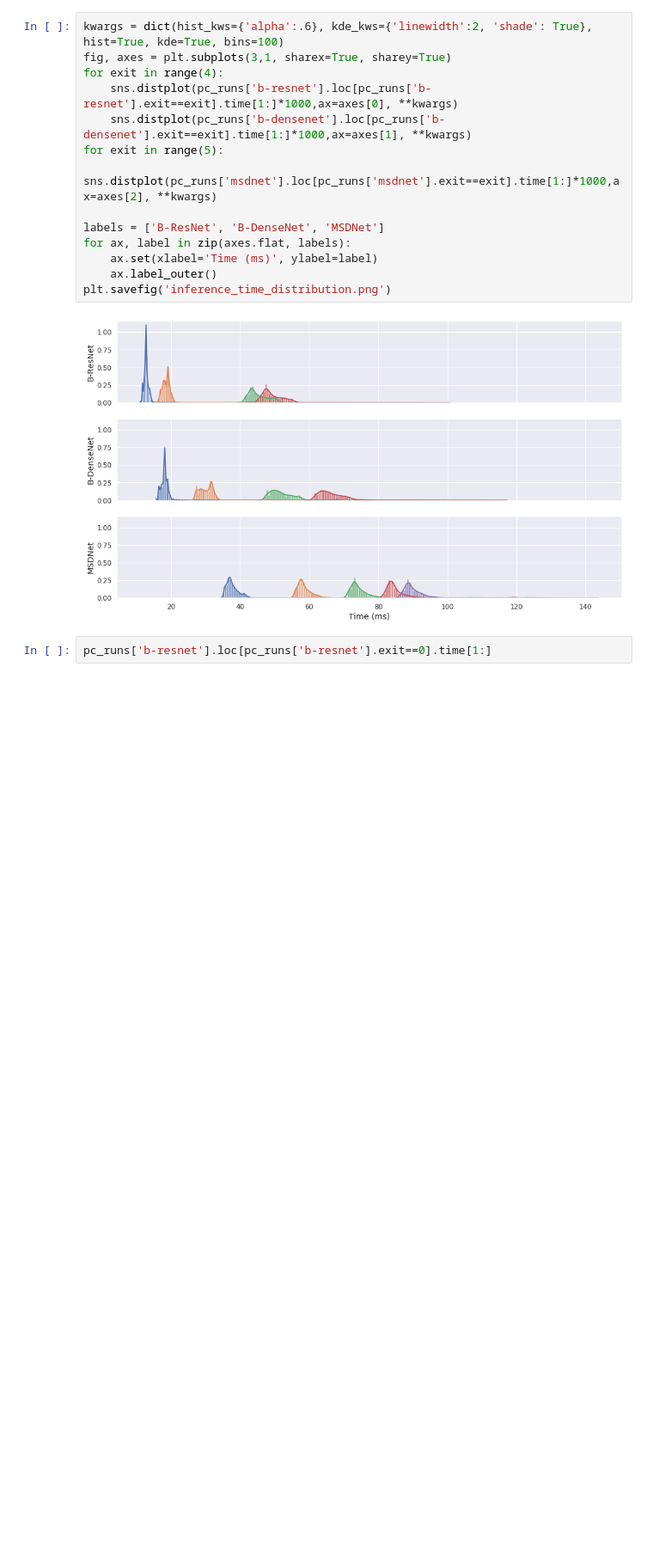
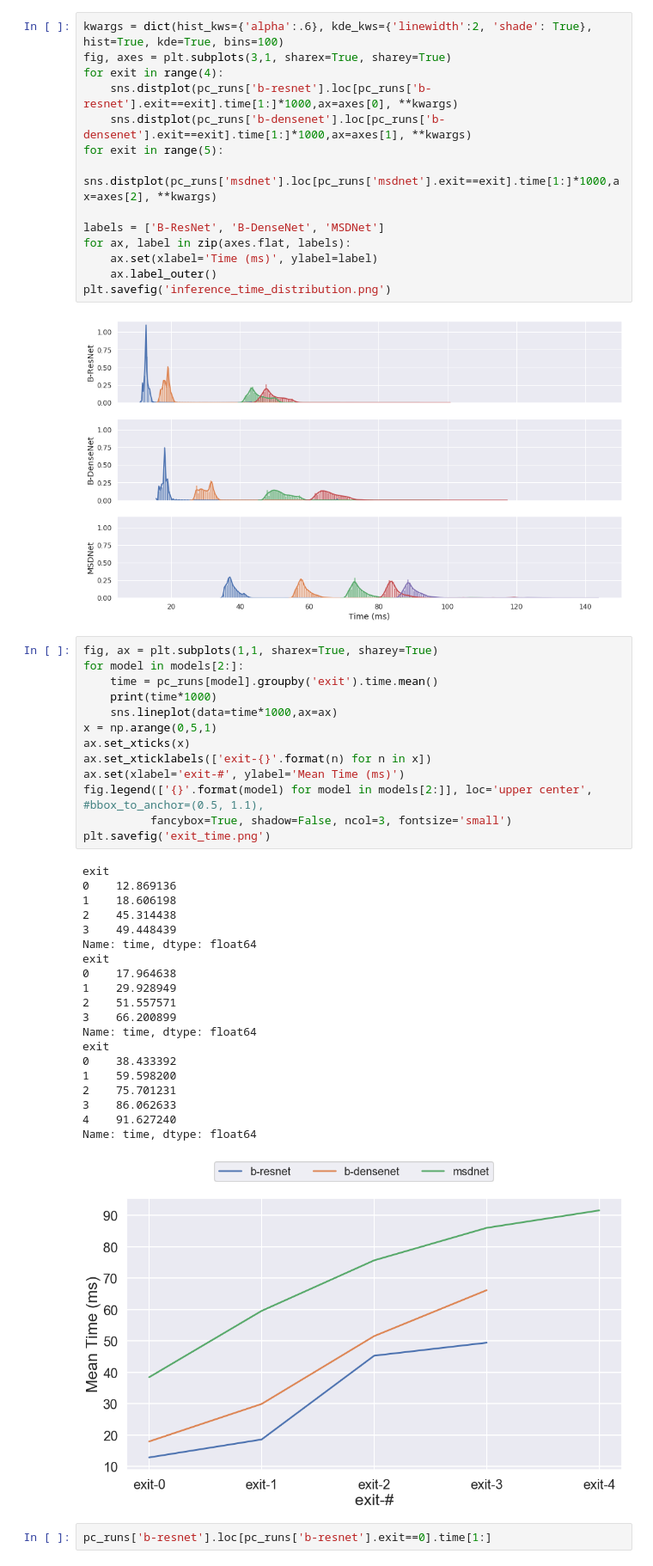
Before and after one commit to AlexKarlsen/thesis-src, a Jupyter notebook: DDNN/logging/threshold_test/Inference analysis.ipynb, the cells around one changed output. Shown: that part at 86% size. Drawn from its saved outputs; the diff is of its cells as text; blank space fills up the shorter version.

```diff
--- a/DDNN/logging/threshold_test/Inference analysis.ipynb
+++ b/DDNN/logging/threshold_test/Inference analysis.ipynb
@@ -199,6 +243,40 @@ for ax, label in zip(axes.flat, labels):
 plt.savefig('inference_time_distribution.png')
 # %% [output]
 [figure]
+# %%
+fig, ax = plt.subplots(1,1, sharex=True, sharey=True)
+for model in models[2:]:
+    time = pc_runs[model].groupby('exit').time.mean()
+    print(time*1000)
+    sns.lineplot(data=time*1000,ax=ax)
+x = np.arange(0,5,1)
+ax.set_xticks(x)
+ax.set_xticklabels(['exit-{}'.format(n) for n in x])
+ax.set(xlabel='exit-#', ylabel='Mean Time (ms)')
+fig.legend(['{}'.format(model) for model in models[2:]], loc='upper center', #bbox_to_anchor=(0.5, 1.1),
+          fancybox=True, shadow=False, ncol=3, fontsize='small')
+plt.savefig('exit_time.png')
+# %% [output]
+exit
+0    12.869136
+1    18.606198
+2    45.314438
+3    49.448439
+Name: time, dtype: float64
+exit
+0    17.964638
+1    29.928949
+2    51.557571
+3    66.200899
+Name: time, dtype: float64
+exit
+0    38.433392
+1    59.598200
+2    75.701231
+3    86.062633
+4    91.627240
+Name: time, dtype: float64
+[figure, added]
 # %%
 pc_runs['b-resnet'].loc[pc_runs['b-resnet'].exit==0].time[1:]
 # %% [output]
```
Also changed, not shown: parts of 10 cells of this notebook, 14 other files.
